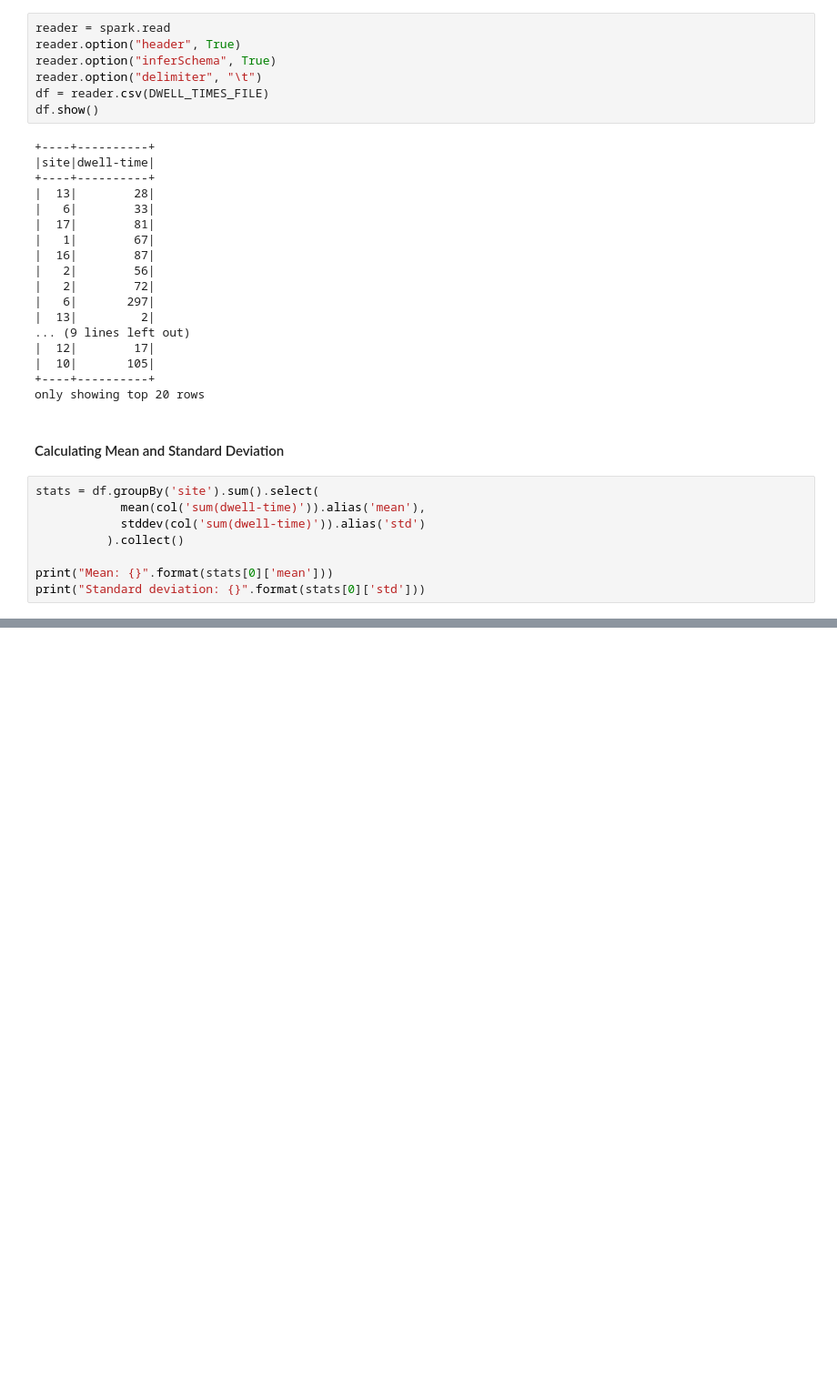
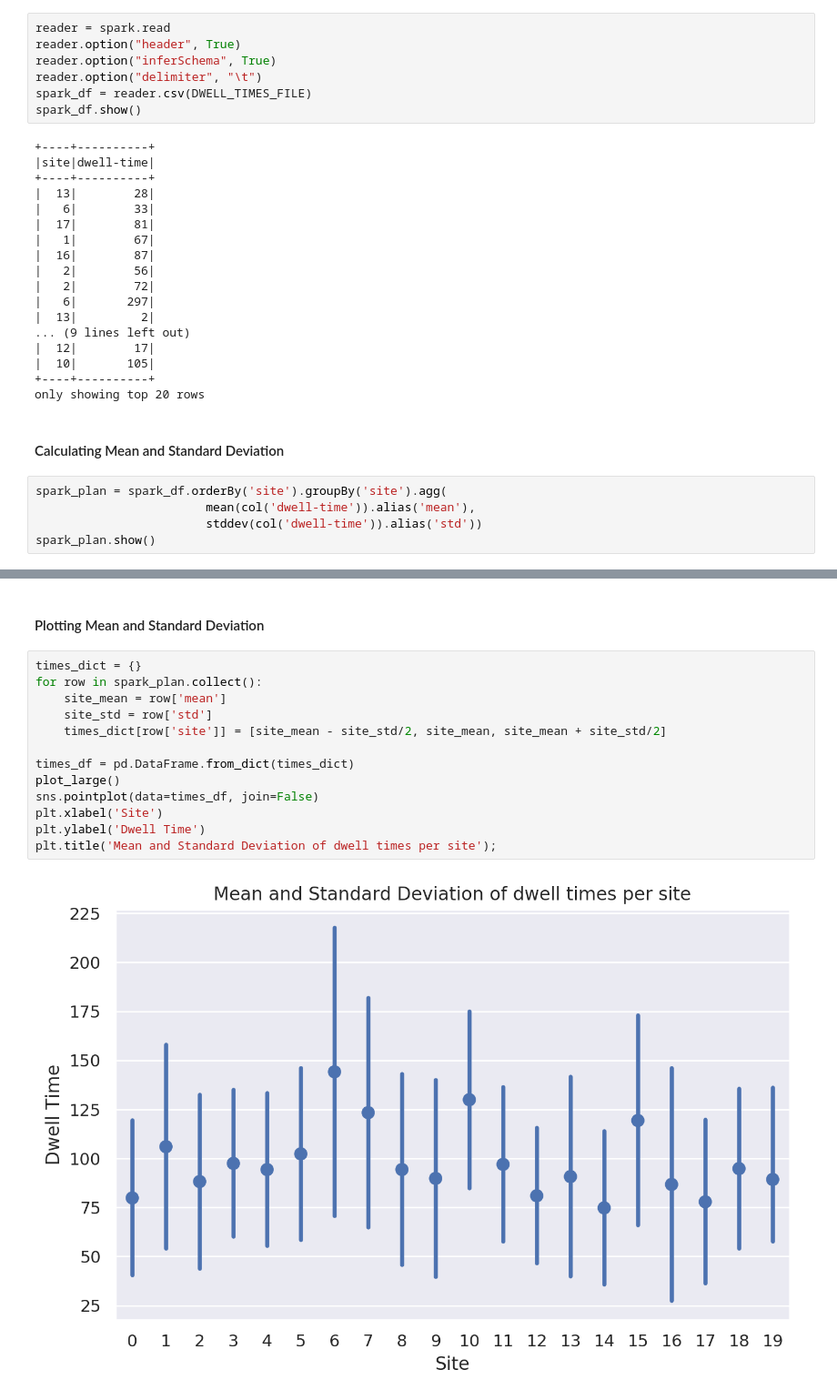
Before and after one commit to mnvsngv/cs696-bigdata, a Jupyter notebook: Assignment 3/Assignment 3.ipynb, the cells around one changed output, grey strips where cells are left out. Shown: that part at 91% size. Cells and saved outputs as stored; diff of their text form; blank space fills up the shorter version.

```diff
--- a/Assignment 3/Assignment 3.ipynb
+++ b/Assignment 3/Assignment 3.ipynb
@@ -131,8 +170,8 @@ reader = spark.read
 reader.option("header", True)
 reader.option("inferSchema", True)
 reader.option("delimiter", "\t")
-df = reader.csv(DWELL_TIMES_FILE)
-df.show()
+spark_df = reader.csv(DWELL_TIMES_FILE)
+spark_df.show()
 # %% [output]
 +----+----------+
 |site|dwell-time|
@@ -154,11 +193,8 @@ only showing top 20 rows
 # %% [markdown]
 #### Calculating Mean and Standard Deviation
 # %%
-stats = df.groupBy('site').sum().select(
-            mean(col('sum(dwell-time)')).alias('mean'),
-            stddev(col('sum(dwell-time)')).alias('std')
-          ).collect()
-
-print("Mean: {}".format(stats[0]['mean']))
-print("Standard deviation: {}".format(stats[0]['std']))
+spark_plan = spark_df.orderBy('site').groupBy('site').agg(
+                        mean(col('dwell-time')).alias('mean'),
+                        stddev(col('dwell-time')).alias('std'))
+spark_plan.show()
 # %% [output]
@@ -167,2 +218,19 @@ Standard deviation: 1042.8082164596663
+# %% [markdown]
+#### Plotting Mean and Standard Deviation
+# %%
+times_dict = {}
+for row in spark_plan.collect():
+    site_mean = row['mean']
+    site_std = row['std']
+    times_dict[row['site']] = [site_mean - site_std/2, site_mean, site_mean + site_std/2]
+
+times_df = pd.DataFrame.from_dict(times_dict)
+plot_large()
+sns.pointplot(data=times_df, join=False)
+plt.xlabel('Site')
+plt.ylabel('Dwell Time')
+plt.title('Mean and Standard Deviation of dwell times per site');
+# %% [output]
+[figure, added]
 # %% [markdown]
 ### Comments
```
Also changed, not shown: parts of 16 cells of this notebook.
